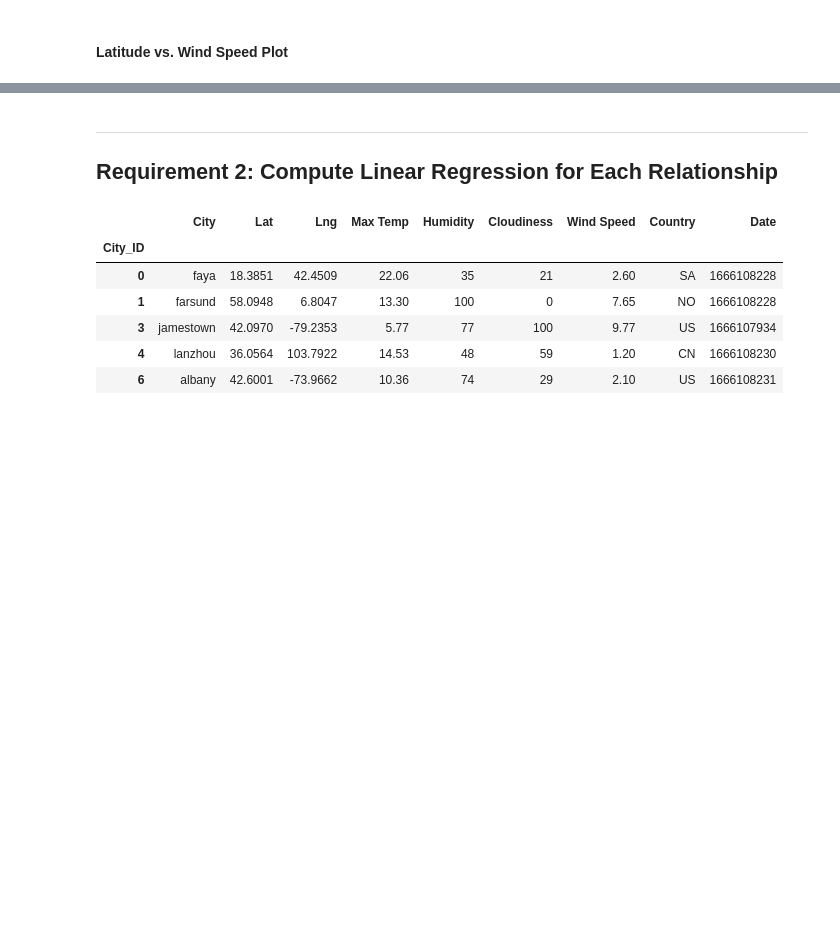
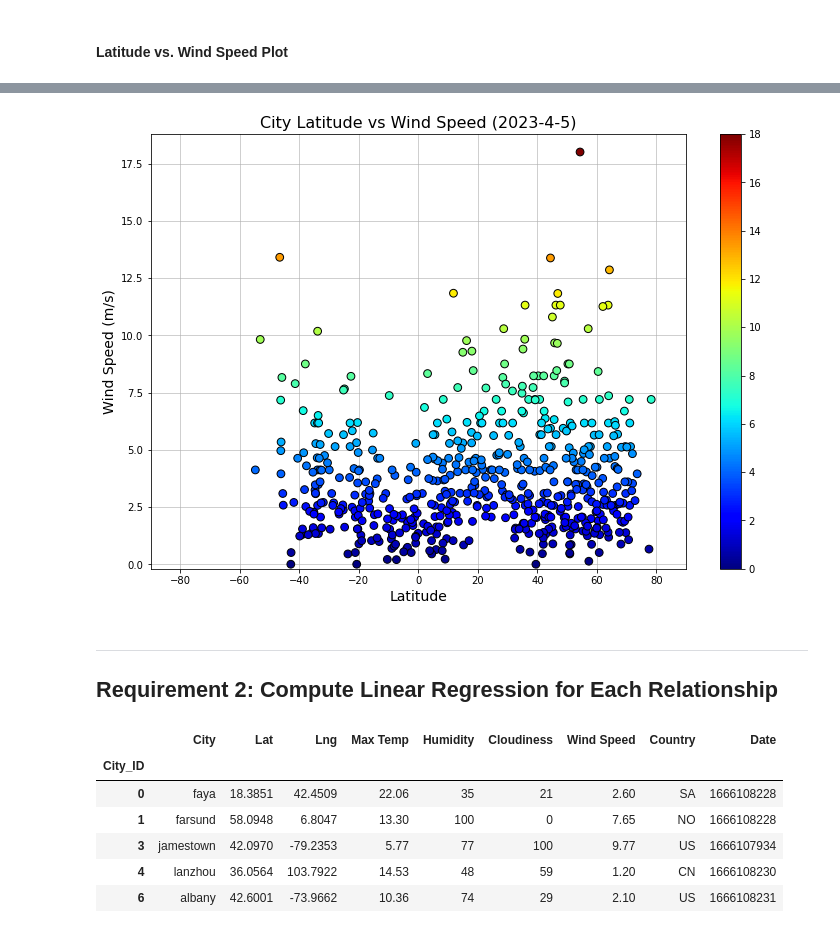
Before and after one commit to zachaa/python-api-challenge, a Jupyter notebook: WeatherPy.ipynb, the cells around one changed output, grey strips where cells are left out. Drawn from its saved outputs; the diff is of its cells as text; code cells hidden in the pictures; blank space fills up the shorter version.

```diff
--- a/WeatherPy.ipynb
+++ b/WeatherPy.ipynb
@@ -263,3 +288,14 @@ plt.show()
+# %%
+# Build the scatter plots for latitude vs. wind speed
+fig, ax = plot_scatter(city_data_df["Lat"], city_data_df["Wind Speed"],
+                       "jet", 0, 18,
+                       "Latitude", "Wind Speed (m/s)", "City Latitude vs Wind Speed (2023-4-5)",
+                       (-90, 90), (-0.2, 18.8))
+
+# plt.savefig("output_data/WeatherPy_Lat_v_Wind.png")
+plt.show()
+# %% [output]
+[figure, added]
 # %% [markdown]
 ---
 
```
Also changed, not shown: parts of 10 cells of this notebook.
